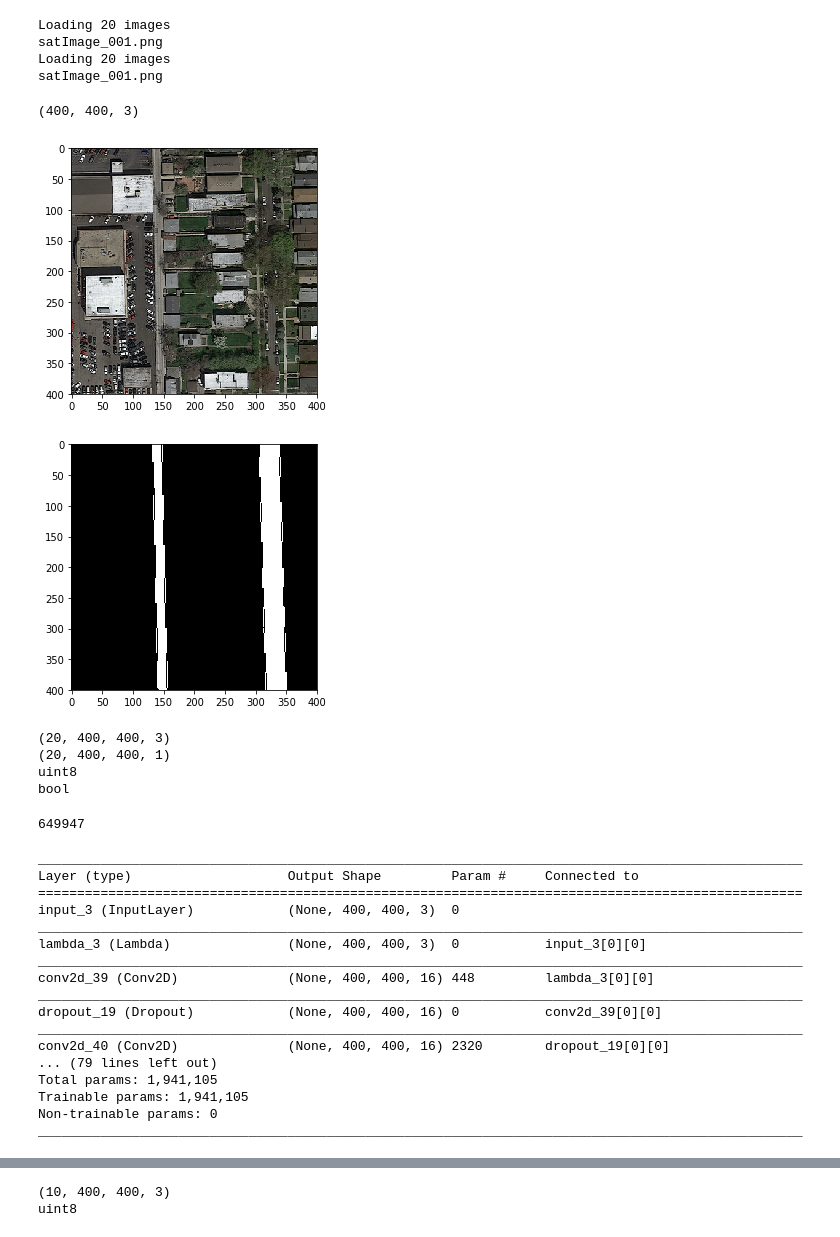
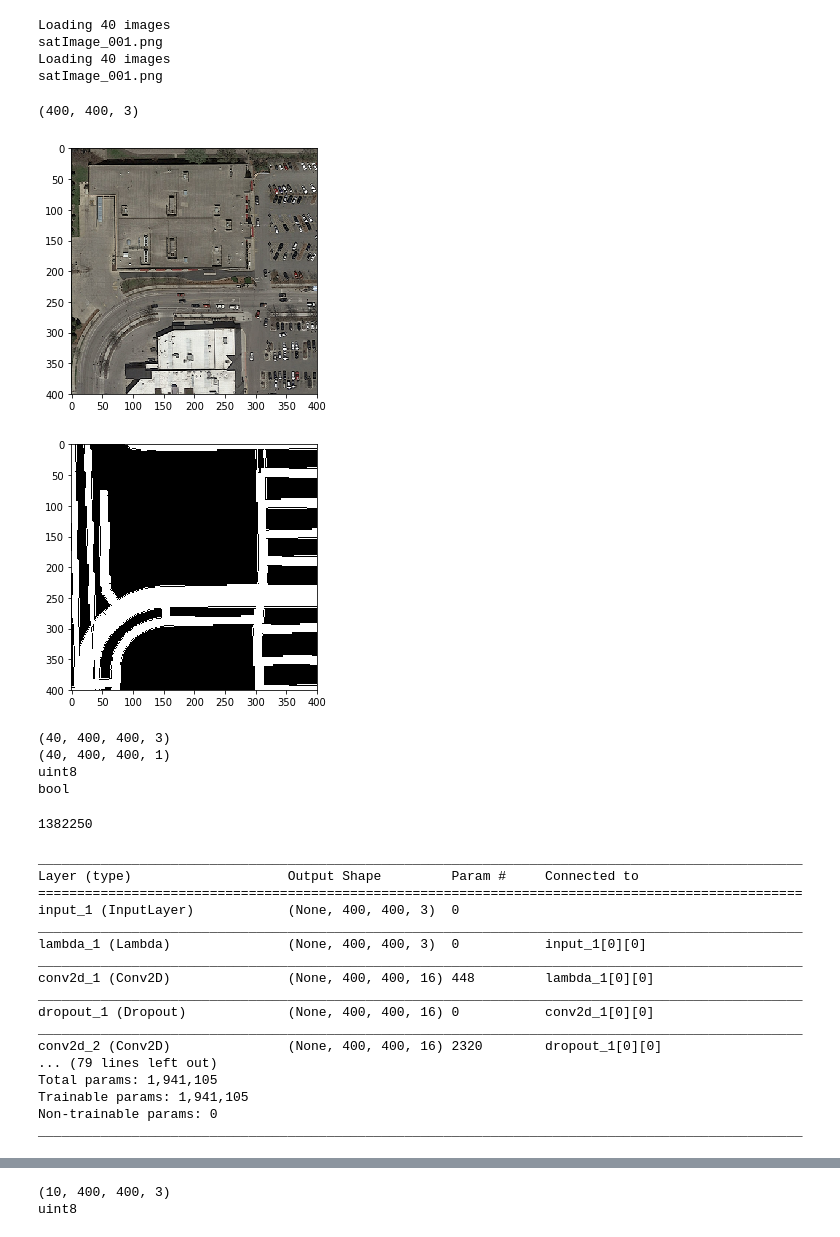
Before and after one commit to hellgheast/ML-Project2, a Jupyter notebook: Untitled.ipynb, the cells around one changed output, grey strips where cells are left out. Saved outputs shown, nothing was run; the diff lists cells and outputs as text; code cells hidden in the pictures.

Commit message:
somewhat working model

```diff
--- a/Untitled.ipynb
+++ b/Untitled.ipynb
@@ -87,7 +89,7 @@ root_dir = "data/training/"
 
 image_dir = root_dir + "images/"
 files = os.listdir(image_dir)
-n = min(20, len(files)) # Load maximum 20 images
+n = min(40, len(files)) # Load maximum 20 images
 print("Loading " + str(n) + " images")
 imgs = [load_image(image_dir + files[i]) for i in range(n)]
 print(files[0])
@@ -97,9 +99,9 @@ print("Loading " + str(n) + " images")
 gt_imgs = [load_image_label(gt_dir + files[i]) for i in range(n)]
 print(files[0])
 # %% [output]
-Loading 20 images
+Loading 40 images
 satImage_001.png
-Loading 20 images
+Loading 40 images
 satImage_001.png
 # %%
 imgs[0].shape
@@ -126,28 +128,28 @@ for i in range(len(imgs)):
     Y_train[i] = mask_
 # %%
 # Check if training data looks all right
-ix = random.randint(0, len(imgs))
+ix = random.randint(0, len(imgs) - 1)
 imshow(X_train[ix])
 plt.show()
 imshow(np.squeeze(Y_train[ix]))
 plt.show()
 # %% [output]
-[figure, old version]
+[figure, new version]
-[figure, old version]
+[figure, new version]
 # %%
 print(X_train.shape)
 print(Y_train.shape)
 print(X_train.dtype)
 print(Y_train.dtype)
 # %% [output]
-(20, 400, 400, 3)
-(20, 400, 400, 1)
+(40, 400, 400, 3)
+(40, 400, 400, 1)
 uint8
 bool
 # %%
 print(len(Y_train[Y_train == True]))
 # %% [output]
-649947
+1382250
 # %%
 # Build U-Net model
 inputs = Input((IMG_HEIGHT, IMG_WIDTH, IMG_CHANNELS))
@@ -204,21 +206,21 @@ c9 = Conv2D(16, (3, 3), activation='elu', kernel_initializer='he_normal', paddin
 outputs = Conv2D(1, (1, 1), activation='sigmoid') (c9)
 
 model = Model(inputs=[inputs], outputs=[outputs])
-model.compile(optimizer='adam', loss='binary_crossentropy', metrics=[mean_iou])
+model.compile(optimizer=Adam(), loss='binary_crossentropy', metrics=['accuracy'])
 model.summary()
 # %% [output]
 __________________________________________________________________________________________________
 Layer (type)                    Output Shape         Param #     Connected to
 ==================================================================================================
-input_3 (InputLayer)            (None, 400, 400, 3)  0
+input_1 (InputLayer)            (None, 400, 400, 3)  0
 __________________________________________________________________________________________________
-lambda_3 (Lambda)               (None, 400, 400, 3)  0           input_3[0][0]
+lambda_1 (Lambda)               (None, 400, 400, 3)  0           input_1[0][0]
 __________________________________________________________________________________________________
-conv2d_39 (Conv2D)              (None, 400, 400, 16) 448         lambda_3[0][0]
+conv2d_1 (Conv2D)               (None, 400, 400, 16) 448         lambda_1[0][0]
 __________________________________________________________________________________________________
-dropout_19 (Dropout)            (None, 400, 400, 16) 0           conv2d_39[0][0]
+dropout_1 (Dropout)             (None, 400, 400, 16) 0           conv2d_1[0][0]
 __________________________________________________________________________________________________
-conv2d_40 (Conv2D)              (None, 400, 400, 16) 2320        dropout_19[0][0]
+conv2d_2 (Conv2D)               (None, 400, 400, 16) 2320        dropout_1[0][0]
 ... (79 lines left out)
 Total params: 1,941,105
 Trainable params: 1,941,105
```
Also changed, not shown: parts of 6 cells of this notebook.
